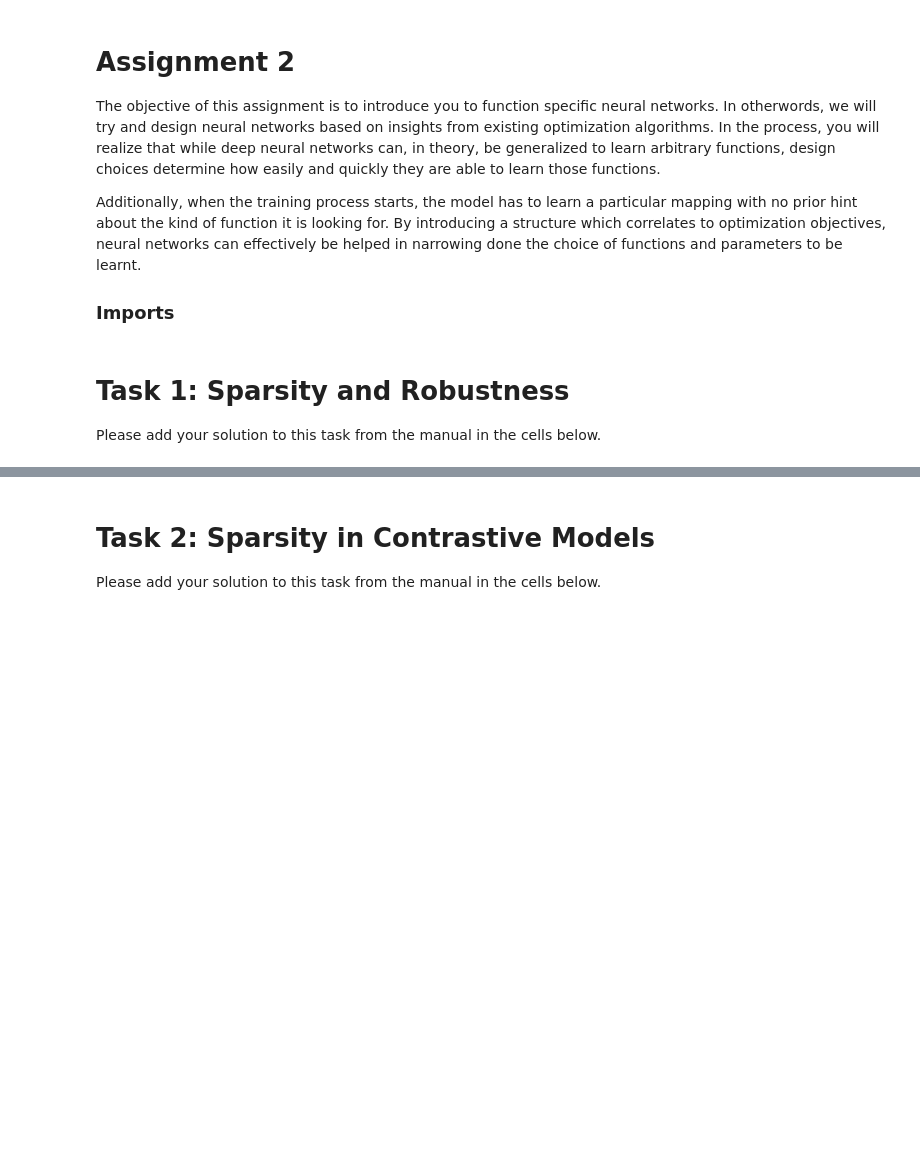
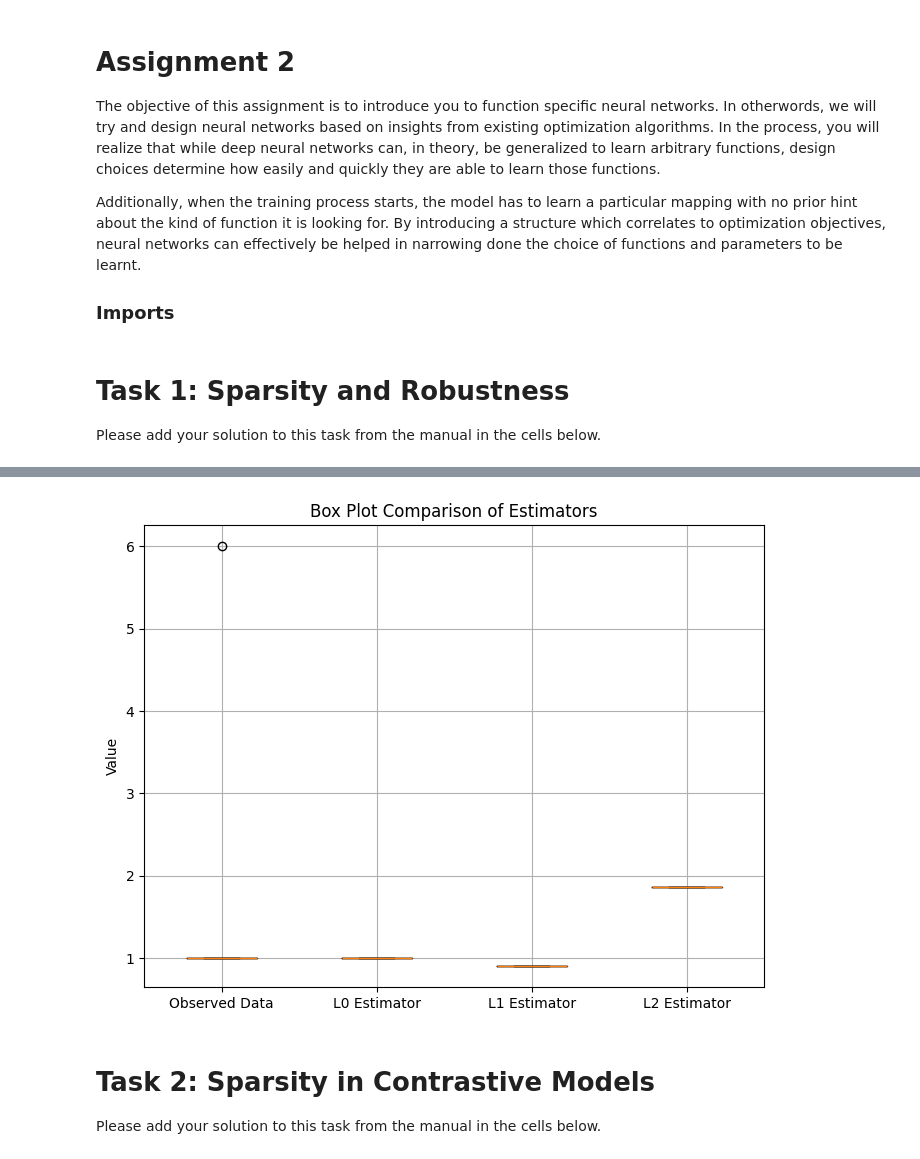
Before and after one commit to iamzammad/Domain-Generalization, a Jupyter notebook: PA2/ATML Assignment 2.ipynb, the cells around one changed output, grey strips where cells are left out. Cells and saved outputs as stored; diff of their text form; code cells hidden in the pictures; blank space fills up the shorter version.

```diff
--- a/PA2/ATML Assignment 2.ipynb
+++ b/PA2/ATML Assignment 2.ipynb
@@ -28,3 +170,13 @@ Please add your solution to this task from the manual in the cells below.
+# %%
+plt.figure(figsize=(8, 6))
+plt.boxplot([x, [z_l0] * len(x), [z_l1] * len(x), [z_l2] * len(x)],
+            labels=['Observed Data', 'L0 Estimator', 'L1 Estimator', 'L2 Estimator'])
+plt.ylabel('Value')
+plt.title('Box Plot Comparison of Estimators')
+plt.grid(True)
+plt.show()
+# %% [output]
+[figure, added]
 # %% [markdown]
 # Task 2: Sparsity in Contrastive Models
 
```
Also changed, not shown: parts of 15 cells of this notebook, 1 other file.
